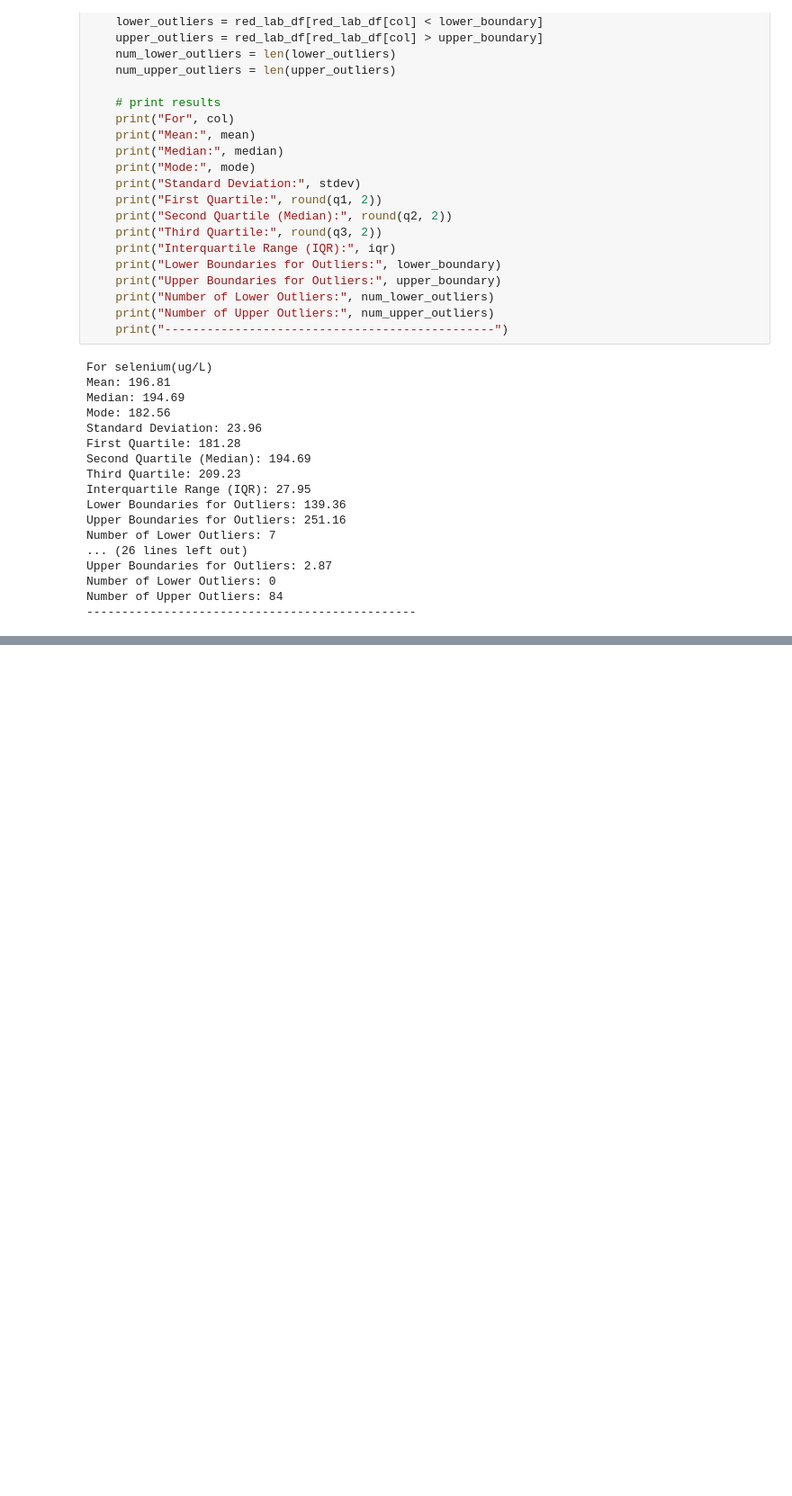
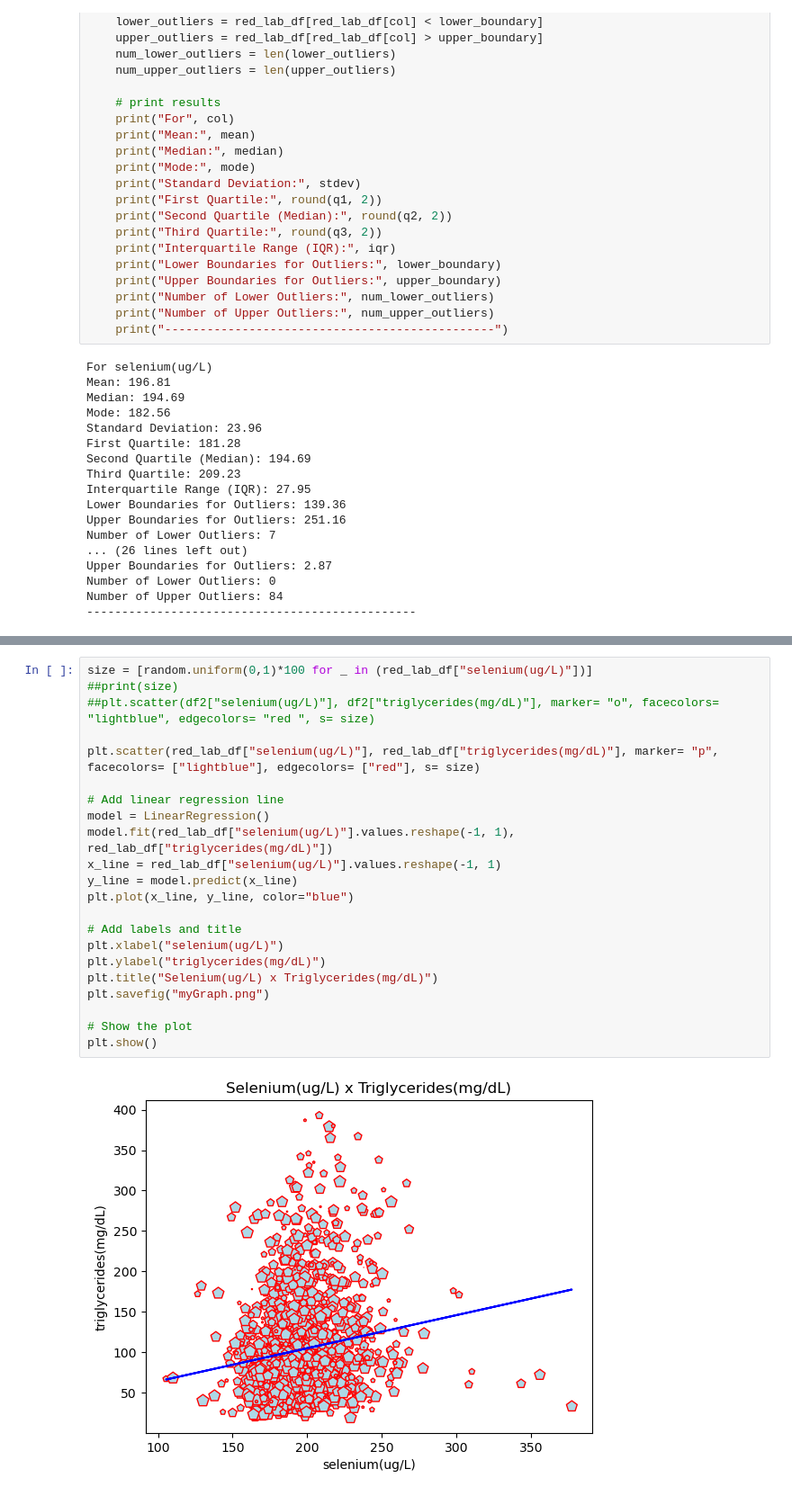
Before and after one commit to pietrostolf/Metals-Cardiovascular-Disease, a Jupyter notebook: codes/MetalHeart Synthesis.ipynb, the cells around one changed output, grey strips where cells are left out. Shown at 90% size. Cells and saved outputs as stored; diff of their text form; blank space fills up the shorter version.

Commit message:
added linregress and scatter plots

```diff
--- a/codes/MetalHeart Synthesis.ipynb
+++ b/codes/MetalHeart Synthesis.ipynb
@@ -296,0 +299,24 @@ plt.show()
+# %%
+size = [random.uniform(0,1)*100 for _ in (red_lab_df["selenium(ug/L)"])]
+##print(size)
+##plt.scatter(df2["selenium(ug/L)"], df2["triglycerides(mg/dL)"], marker= "o", facecolors= "lightblue", edgecolors= "red ", s= size)
+
+plt.scatter(red_lab_df["selenium(ug/L)"], red_lab_df["triglycerides(mg/dL)"], marker= "p", facecolors= ["lightblue"], edgecolors= ["red"], s= size)
+
+# Add linear regression line
+model = LinearRegression()
+model.fit(red_lab_df["selenium(ug/L)"].values.reshape(-1, 1), red_lab_df["triglycerides(mg/dL)"])
+x_line = red_lab_df["selenium(ug/L)"].values.reshape(-1, 1)
+y_line = model.predict(x_line)
+plt.plot(x_line, y_line, color="blue")
+
+# Add labels and title
+plt.xlabel("selenium(ug/L)")
+plt.ylabel("triglycerides(mg/dL)")
+plt.title("Selenium(ug/L) x Triglycerides(mg/dL)")
+plt.savefig("myGraph.png")
+
+# Show the plot
+plt.show()
+# %% [output]
+[figure, added]
```
Also changed, not shown: parts of 6 cells of this notebook, 1 other file.
